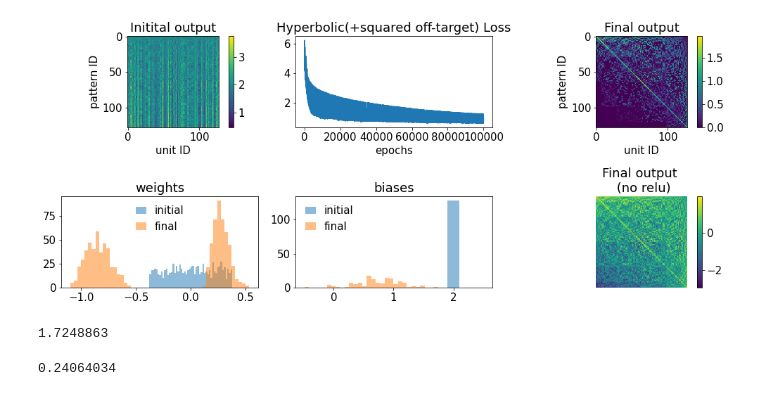
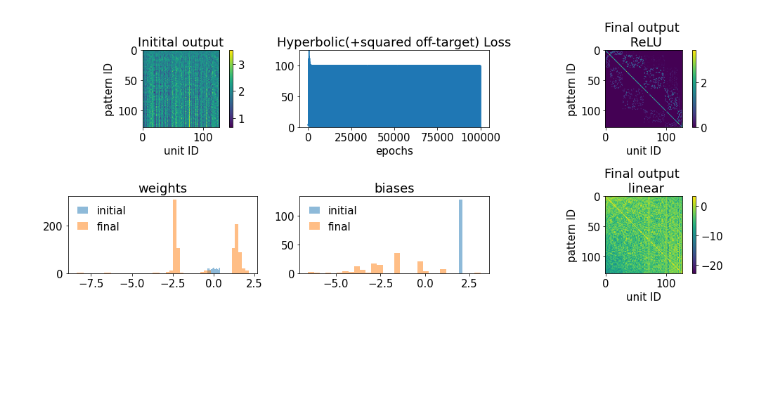
Before and after one commit to Milstein-Lab/dentate_circuit_model, a Jupyter notebook: notebooks/simple_network/backprop_network_HyperbolicLoss_ReLU.ipynb, the cells around one changed output. Saved outputs shown, nothing was run; the diff lists cells and outputs as text; code cells hidden in the pictures; blank space fills up the shorter version.

```diff
--- a/notebooks/simple_network/backprop_network_HyperbolicLoss_ReLU.ipynb
+++ b/notebooks/simple_network/backprop_network_HyperbolicLoss_ReLU.ipynb
@@ -67,7 +67,7 @@ class dentate_network(nn.Module):
         return losses
 # %%
 # Create network
-dentate_net = dentate_network(lr=0.005)
+dentate_net = dentate_network(lr=0.1)
 all_patterns = torch.tensor(get_binary_input_patterns(7)).type(torch.float32)
 # %%
 # Save initial state
@@ -108,53 +108,36 @@ cbar = plt.colorbar(im, ax=ax[0,0])
 
 ax[0,1].plot(losses)
 ax[0,1].set_xlabel('epochs')
-# ax[0,1].set_ylabel(f'{dentate_net.optimizer.__class__.__name__} {dentate_net.lossCriterion.__class__.__name__}')
 ax[0,1].set_title('Hyperbolic(+squared off-target) Loss')
-# ax[0,1].set_ylim([0,np.max(losses)])
+ax[0,1].set_ylim([0,np.max(losses)])
 
 im = ax[0,2].imshow(output_final)
-ax[0,2].set_title('Final output')
+ax[0,2].set_title('Final output \n ReLU')
 ax[0,2].set_xlabel('unit ID')
 ax[0,2].set_ylabel('pattern ID')
 cbar = plt.colorbar(im, ax=ax[0,2])
 
 im = ax[1,2].imshow(output_final_linear)
-ax[1,2].set_title('Final output \n (no relu)')
+ax[1,2].set_title('Final output \n linear')
 ax[1,2].set_xlabel('unit ID')
 ax[1,2].set_ylabel('pattern ID')
 cbar = plt.colorbar(im, ax=ax[1,2])
 
 
 ax[1,0].hist(w_init,50,alpha=0.5,label='initial')
 ax[1,0].hist(w_final,50,alpha=0.5,label='final')
 ax[1,0].set_title('weights')
 ax[1,0].legend(loc='best', frameon=False,handlelength=1)
-axis_range = np.ceil(np.abs(max(np.append(w_init,w_final), key=abs)))
-# ax[1,0].set_xlim([0,axis_range])
-
 
 ax[1,1].hist(b_init,5,alpha=0.5,label='initial')
 ax[1,1].hist(b_final,30,alpha=0.5,label='final')
 ax[1,1].set_title('biases')
 ax[1,1].legend(loc='best', frameon=False,handlelength=1)
-axis_range = np.ceil(np.abs(max(np.append(b_init,b_final), key=abs)))
-# ax[1,1].set_xlim([-axis_range,axis_range])
-
-
-ax[1,2].axis('off')
 
 fig.tight_layout()
 plt.show()
 
 name = "backprop_network_HyperbolicLoss_ReLU"
 fig.savefig('../plots/'+name+'.png', edgecolor='white', dpi=300, facecolor='white', transparent=True)
 # %% [output]
-[figure, old version]
+[figure, new version]
-# %%
-np.mean(np.diagonal(output_final))
-# %% [output]
-1.7248863
-# %%
-np.mean(output_final)
-# %% [output]
-0.24064034
```
Also changed, not shown: 49 other files.
